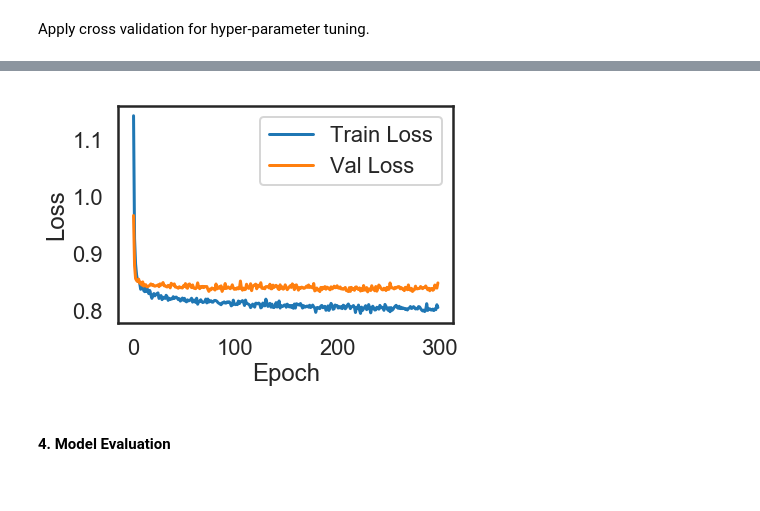
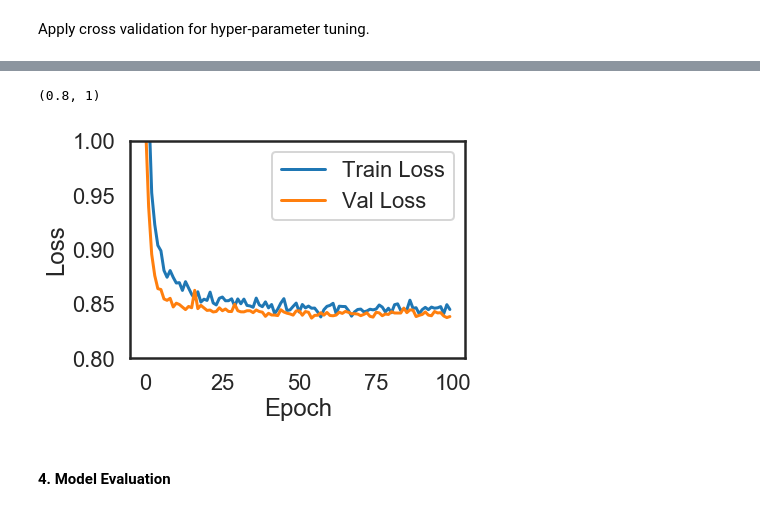
Before and after one commit to xzl524/football_data_analysis, a Jupyter notebook: projects/match_outcome_prediction/match_outcome_retrodiction_squawka.ipynb, the cells around one changed output, grey strips where cells are left out. Drawn from its saved outputs; the diff is of its cells as text; code cells hidden in the pictures.

```diff
--- a/projects/match_outcome_prediction/match_outcome_retrodiction_squawka.ipynb
+++ b/projects/match_outcome_prediction/match_outcome_retrodiction_squawka.ipynb
@@ -364,7 +320,7 @@ def build_model():
         keras.layers.Dense(64, activation=tf.nn.relu,
                           input_shape=(Xtrain_norm.shape[1],), ),
         keras.layers.BatchNormalization(),
-        keras.layers.Dropout(0.6),
+        keras.layers.Dropout(0.8),
         keras.layers.Dense(3, activation=tf.nn.softmax)
     ])
 
@@ -379,7 +335,7 @@ model = build_model()
 # The patience parameter is the amount of epochs to check for improvement
 #early_stop = keras.callbacks.EarlyStopping(monitor='val_loss', patience=20)
 
-history = model.fit(train_x, train_y, epochs=300,
+history = model.fit(train_x, train_y, epochs=100,
                     validation_data=(val_x, val_y), verbose=0)
 # %%
 def plot_history(history, kind='acc'):
@@ -408,5 +364,5 @@ print('The val acc for last epoch is {:.2f}%'.format(history.history['val_acc'][
 print('The val loss for last epoch is {:.3f}'.format(history.history['val_loss'][-1]))
 
 plot_history(history, kind='loss')
-#plt.ylim(0.9, 1)
+plt.ylim(0.8, 1)
 # %% [output]
@@ -417,4 +373,5 @@ The val loss for last epoch is 0.849
+(0.8, 1)
-[figure, old version]
+[figure, new version]
 # %% [markdown]
 #### <a id='model_evaluation'></a>4. Model Evaluation
 # %% [markdown]
```
Also changed, not shown: parts of 40 cells of this notebook, 2 other files.
